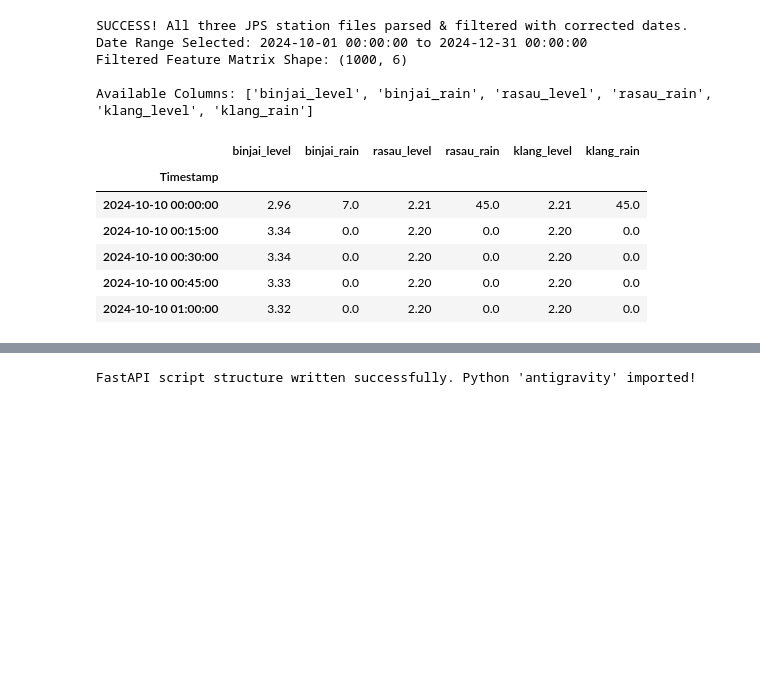
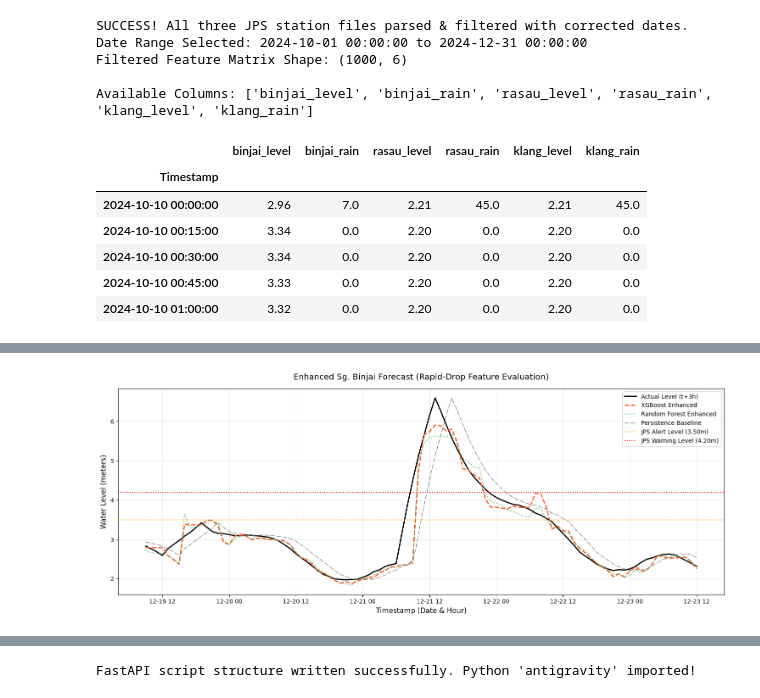
Before and after one commit to 1111-wen/SimeDarby, a Jupyter notebook: colab.ipynb, the cells around one changed output, grey strips where cells are left out. Saved outputs shown, nothing was run; the diff lists cells and outputs as text; code cells hidden in the pictures; blank space fills up the shorter version.

Commit message:
update prediction

```diff
--- a/colab.ipynb
+++ b/colab.ipynb
@@ -467,0 +453,14 @@ Serialized updated model and features locally.
+# %%
+# 1. Compute short-term difference and acceleration features using local_df
+# This calculates the changes between successive telemetry logs (representing the most recent timestep changes)
+local_df['binjai_diff_15m'] = local_df['binjai_level'] - local_df['binjai_level'].shift(1)
+local_df['binjai_accel_15m'] = local_df['binjai_diff_15m'] - local_df['binjai_diff_15m'].shift(1)
+
+# Fill any NaN values introduced by shifting
+local_df['binjai_diff_15m'] = local_df['binjai_diff_15m'].fillna(0.0)
+local_df['binjai_accel_15m'] = local_df['binjai_accel_15m'].fillna(0.0)
+
+# Update feature list
+model_features_enhanced = model_features + ['binjai_diff_15m', 'binjai_accel_15m']
+print("Enhanced Feature List:", model_features_enhanced)
+display(local_df[['binjai_level', 'binjai_diff_15m', 'binjai_accel_15m']].head())
@@ -467,0 +475,63 @@ Serialized updated model and features locally.
+# %%
+from sklearn.ensemble import RandomForestRegressor
+import xgboost as xgb
+from sklearn.metrics import mean_absolute_error, mean_squared_error
+import numpy as np
+import matplotlib.pyplot as plt
+import joblib
+
+# Prepare features with enhanced short-term indicators
+X_real_enhanced = local_df[model_features_enhanced]
+y_real_enhanced = local_df['target_3h']
+
+# Split chronologically with exact same parameters
+n_samples = len(local_df)
+tr_idx = int(n_samples * 0.7)
+val_idx = int(n_samples * 0.85)
+
+X_tr_enh, y_tr_enh = X_real_enhanced.iloc[:tr_idx], y_real_enhanced.iloc[:tr_idx]
+X_te_enh, y_te_enh = X_real_enhanced.iloc[val_idx:], y_real_enhanced.iloc[val_idx:]
+
+# Train enhanced models
+rf_enhanced = RandomForestRegressor(n_estimators=50, max_depth=8, random_state=42, n_jobs=-1)
+rf_enhanced.fit(X_tr_enh, y_tr_enh)
+y_te_rf_enh = rf_enhanced.predict(X_te_enh)
+
+xgb_enhanced = xgb.XGBRegressor(n_estimators=50, max_depth=5, learning_rate=0.1, random_state=42)
+xgb_enhanced.fit(X_tr_enh, y_tr_enh)
+y_te_xgb_enh = xgb_enhanced.predict(X_te_enh)
+
+y_te_base = X_te_enh['binjai_level']
+
+# Calculate metrics
+print("=== Enhanced Model Performance (with 15-min Lags) ===\n")
+for name, preds in {"XGBoost (Enhanced)": y_te_xgb_enh, "Random Forest (Enhanced)": y_te_rf_enh, "Persistence Baseline": y_te_base}.items():
+    mae = mean_absolute_error(y_te_enh, preds)
+    rmse = np.sqrt(mean_squared_error(y_te_enh, preds))
+    print(f"{name:25} -> MAE: {mae:.4f}m | RMSE: {rmse:.4f}m")
+
+# Save new model weights
+joblib.dump(xgb_enhanced, 'real_xgboost_flood_model.joblib')
+joblib.dump(model_features_enhanced, 'real_feature_columns.joblib')
+
+# Plot a broad test slice showing the model's response tracking
+broad_slice = slice(50, 150)
+sample_dates_broad = X_te_enh.index[broad_slice]
+
+plt.figure(figsize=(15, 6))
+plt.plot(sample_dates_broad, y_te_enh.iloc[broad_slice], label='Actual Level (t+3h)', color='black', linewidth=2)
+plt.plot(sample_dates_broad, y_te_xgb_enh[broad_slice], label='XGBoost Enhanced', color='#FF5722', linewidth=2, linestyle='--')
+plt.plot(sample_dates_broad, y_te_rf_enh[broad_slice], label='Random Forest Enhanced', color='#4CAF50', linewidth=1.5, linestyle=':')
+plt.plot(sample_dates_broad, y_te_base.iloc[broad_slice], label='Persistence Baseline', color='#757575', linewidth=1, linestyle='-.')
+
+plt.axhline(y=3.50, color='orange', linestyle=':', label='JPS Alert Level (3.50m)')
+plt.axhline(y=4.20, color='red', linestyle=':', label='JPS Warning Level (4.20m)')
+
+plt.title('Enhanced Sg. Binjai Forecast (Rapid-Drop Feature Evaluation)', fontsize=14, pad=15)
+plt.xlabel('Timestamp (Date & Hour)', fontsize=12)
+plt.ylabel('Water Level (meters)', fontsize=12)
+plt.grid(True, alpha=0.3)
+plt.legend(loc='upper right', frameon=True, facecolor='white', framealpha=0.9)
+plt.tight_layout()
+plt.show()
+# %% [output]
@@ -467,0 +543 @@ Serialized updated model and features locally.
+[figure, added]
```
Also changed, not shown: parts of 21 cells of this notebook, 20 other files.
